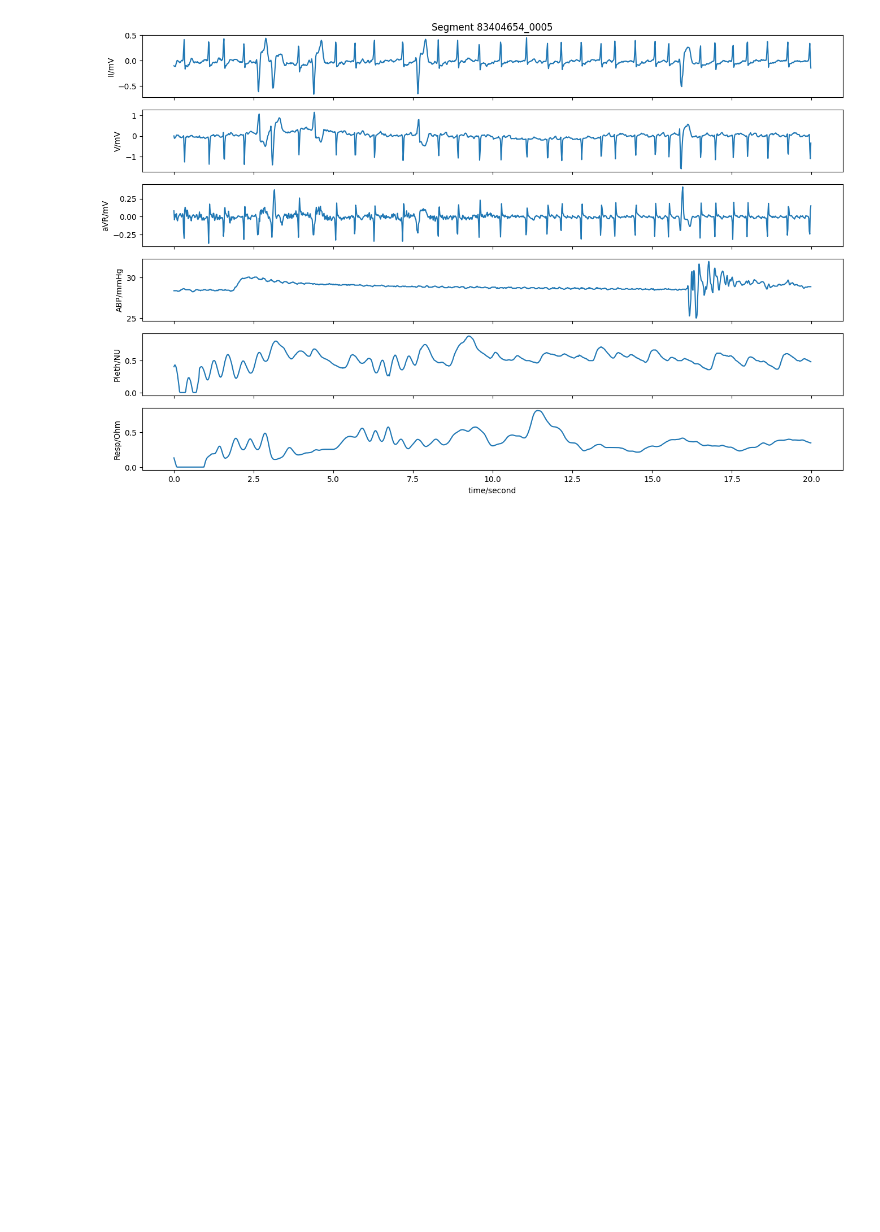
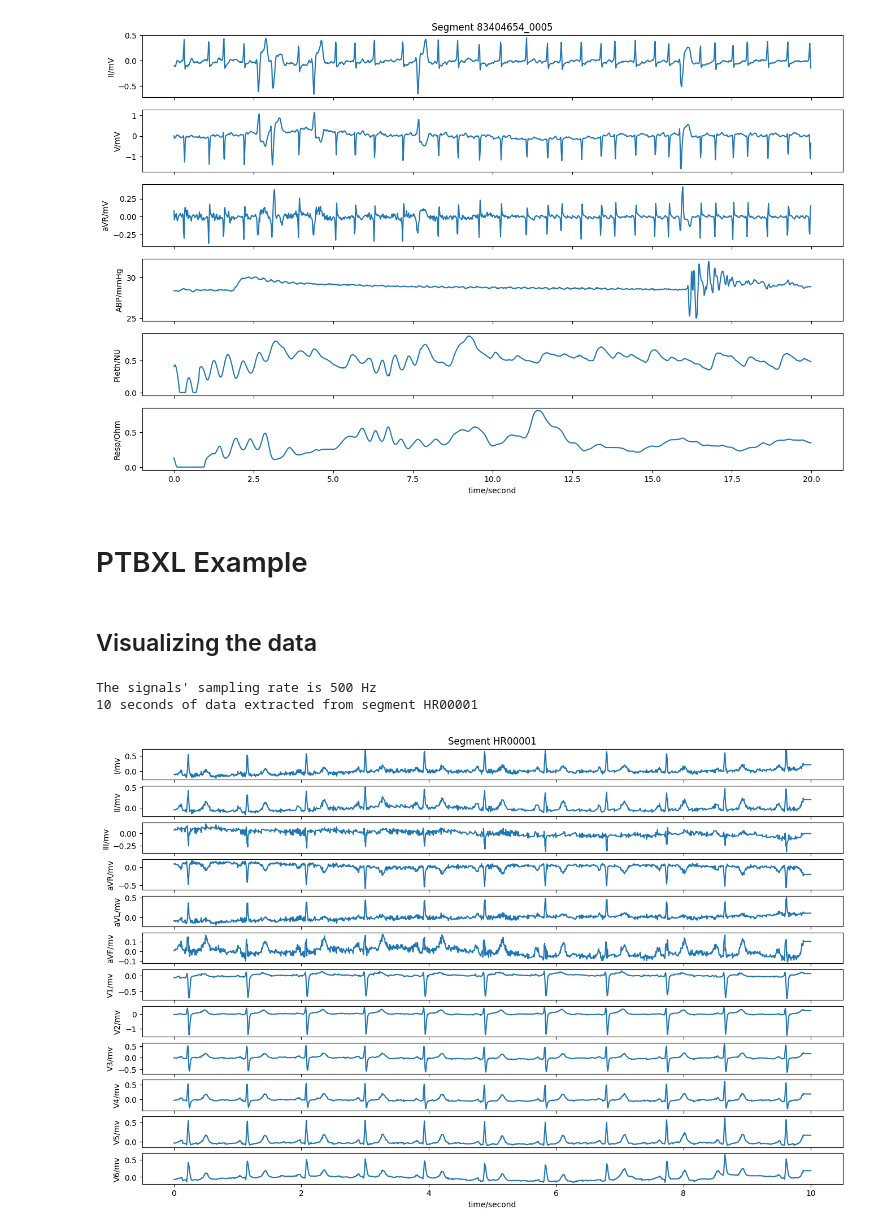
Before and after one commit to KISMED-TUDa/project-template, a Jupyter notebook: code_project_name/training_example.ipynb, the cells around one changed output. Drawn from its saved outputs; the diff is of its cells as text; code cells hidden in the pictures; blank space fills up the shorter version.

Commit message:
Added PTBXL Example

```diff
--- a/code_project_name/training_example.ipynb
+++ b/code_project_name/training_example.ipynb
@@ -245,3 +245,40 @@ wfdb.plot_wfdb(record=rec,
 62.4725
 20 seconds of data extracted from segment 83404654_0005
 [figure]
+# %% [markdown]
+# PTBXL Example
+# %% [markdown]
+## Visualizing the data
+# %%
+import wfdb
+import matplotlib.pyplot as plt
+import os
+
+dataset_path = r"P:\CINC_2021\Data\WFDB_PTBXL" # Change accordingly
+segment_names = ['HR00001', 'HR00002']
+idx = 0
+
+segment_metadata = wfdb.rdheader(record_name=os.path.join(dataset_path, segment_names[idx]))
+fs = segment_metadata.fs
+print(f"The signals' sampling rate is {fs} Hz")
+
+start_seconds = 0
+n_seconds_to_load = 10
+
+sampfrom = int(fs * start_seconds)
+sampto = int(fs * (start_seconds + n_seconds_to_load))
+
+rec = wfdb.rdrecord(record_name=os.path.join(dataset_path, segment_names[idx]),
+                             sampfrom=sampfrom,
+                             sampto=sampto)
+
+print(f"{n_seconds_to_load} seconds of data extracted from segment {segment_names[idx]}")
+
+wfdb.plot_wfdb(record=rec,
+               title=f"Segment {segment_names[idx]}",
+               time_units='seconds',
+               figsize=(16, 10))
+# %% [output]
+The signals' sampling rate is 500 Hz
+10 seconds of data extracted from segment HR00001
+[figure, added]
```
Also changed, not shown: parts of 1 cell of this notebook.
